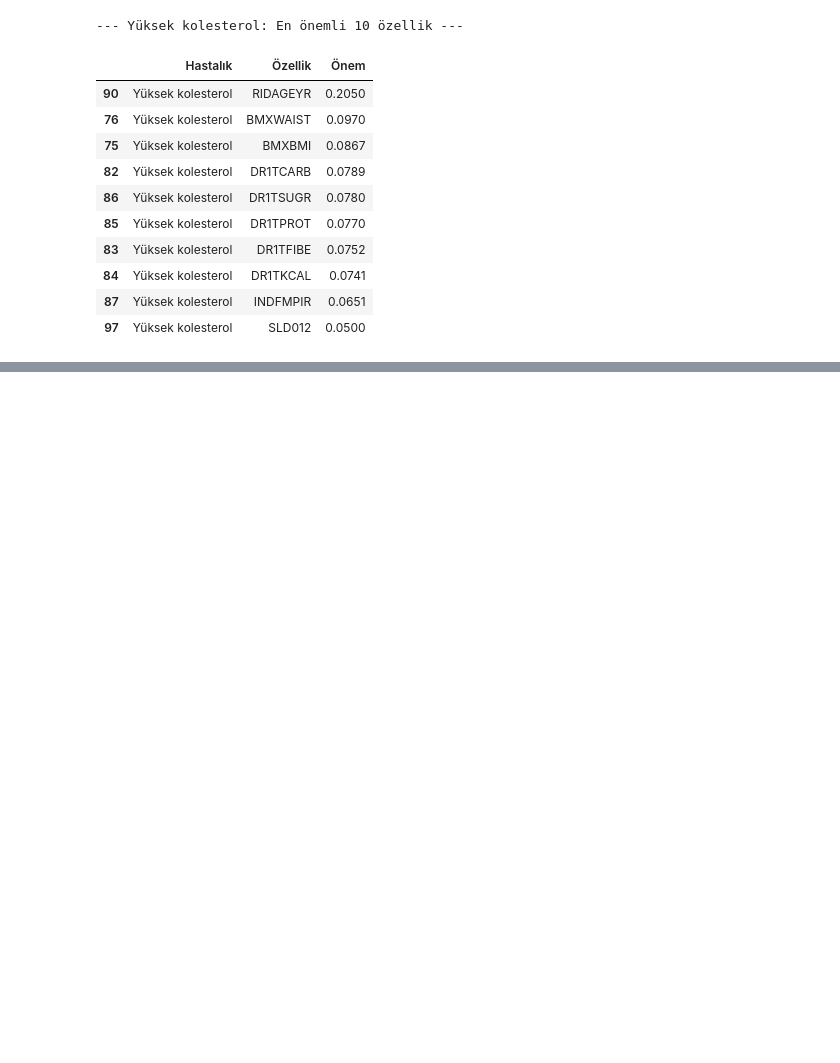
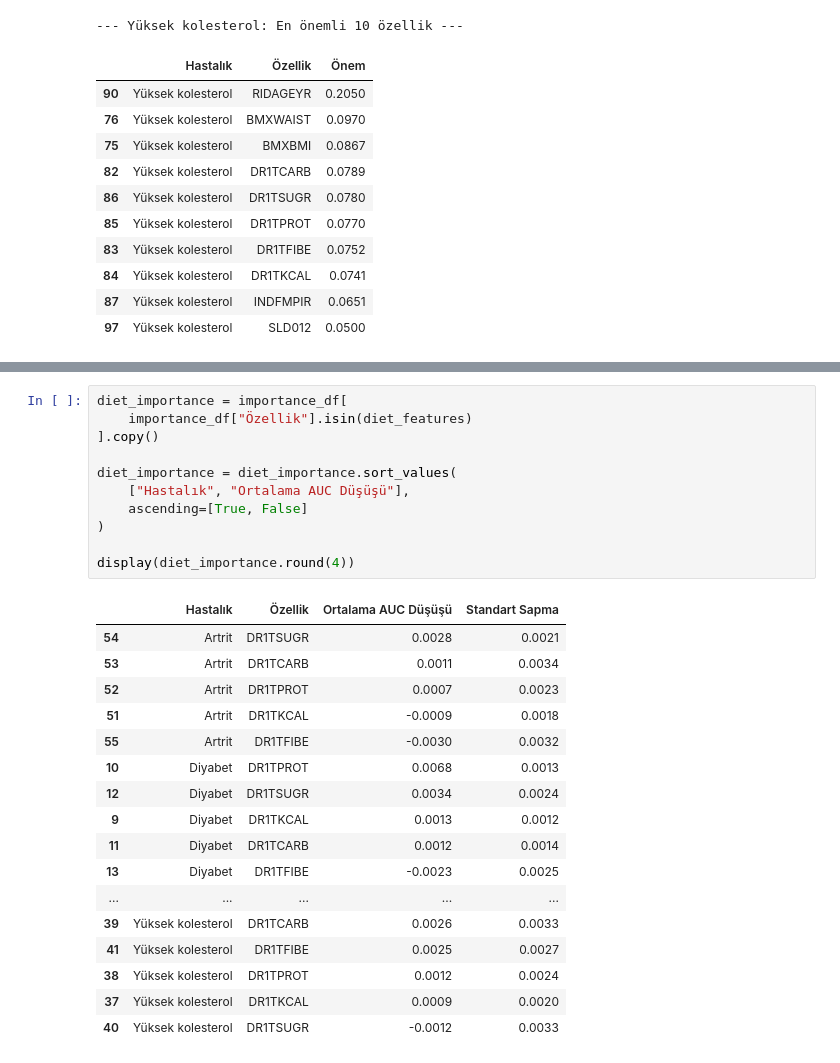
Before and after one commit to Huseyinyagmur/personalized-health-risk-assistant, a Jupyter notebook: nhanes_analysis.ipynb, the cells around one changed output, grey strips where cells are left out. Drawn from its saved outputs; the diff is of its cells as text; blank space fills up the shorter version.

```diff
--- a/nhanes_analysis.ipynb
+++ b/nhanes_analysis.ipynb
@@ -3171,0 +3315,29 @@ for disease in importance_grouped["Hastalık"].unique():
+# %%
+diet_importance = importance_df[
+    importance_df["Özellik"].isin(diet_features)
+].copy()
+
+diet_importance = diet_importance.sort_values(
+    ["Hastalık", "Ortalama AUC Düşüşü"],
+    ascending=[True, False]
+)
+
+display(diet_importance.round(4))
+# %% [output]
+|  | Hastalık | Özellik | Ortalama AUC Düşüşü | Standart Sapma |
+| 54 | Artrit | DR1TSUGR | 0.0028 | 0.0021 |
+| 53 | Artrit | DR1TCARB | 0.0011 | 0.0034 |
+| 52 | Artrit | DR1TPROT | 0.0007 | 0.0023 |
+| 51 | Artrit | DR1TKCAL | -0.0009 | 0.0018 |
+| 55 | Artrit | DR1TFIBE | -0.0030 | 0.0032 |
+| 10 | Diyabet | DR1TPROT | 0.0068 | 0.0013 |
+| 12 | Diyabet | DR1TSUGR | 0.0034 | 0.0024 |
+| 9 | Diyabet | DR1TKCAL | 0.0013 | 0.0012 |
+| 11 | Diyabet | DR1TCARB | 0.0012 | 0.0014 |
+| 13 | Diyabet | DR1TFIBE | -0.0023 | 0.0025 |
+| ... | ... | ... | ... | ... |
+| 39 | Yüksek kolesterol | DR1TCARB | 0.0026 | 0.0033 |
+| 41 | Yüksek kolesterol | DR1TFIBE | 0.0025 | 0.0027 |
+| 38 | Yüksek kolesterol | DR1TPROT | 0.0012 | 0.0024 |
+| 37 | Yüksek kolesterol | DR1TKCAL | 0.0009 | 0.0020 |
+| 40 | Yüksek kolesterol | DR1TSUGR | -0.0012 | 0.0033 |
```
Also changed, not shown: parts of 4 cells of this notebook.
